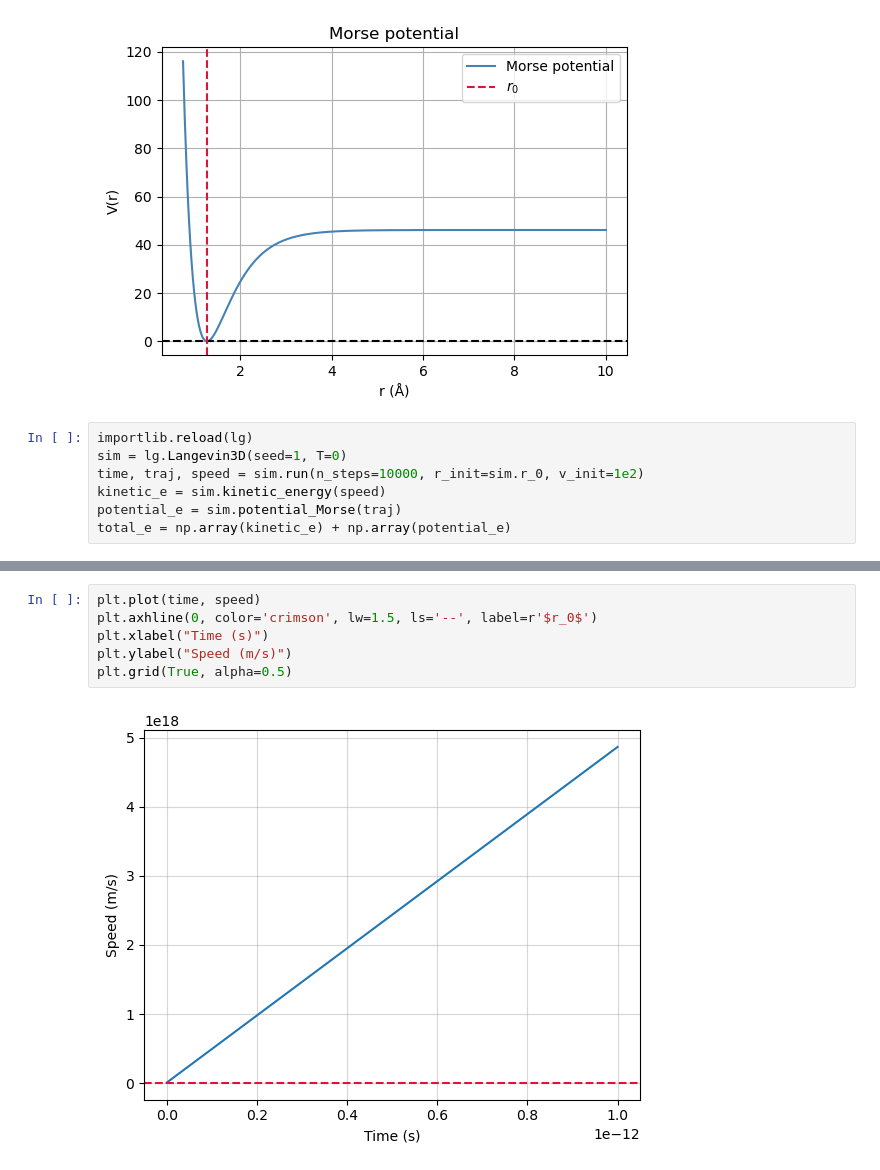
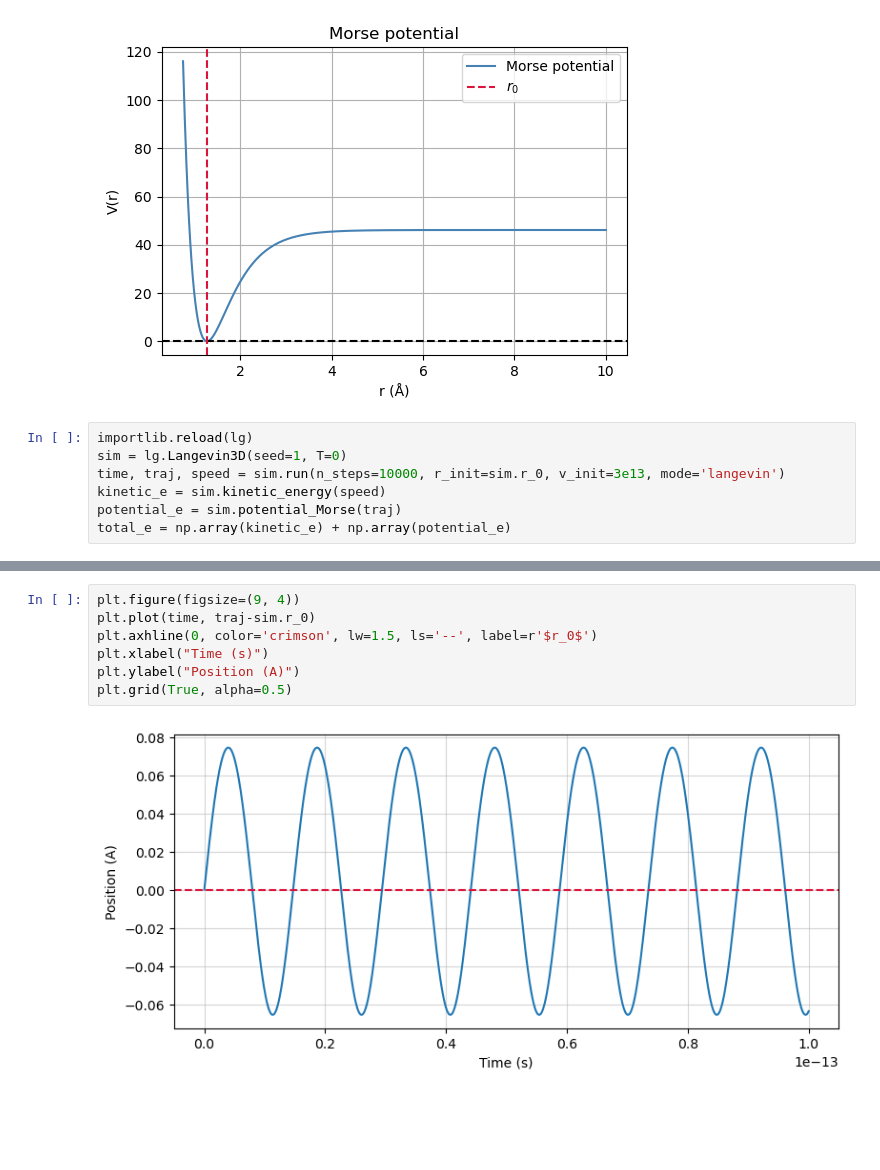
Before and after one commit to JeanCHDJdev/md-langevin, a Jupyter notebook: simulation.ipynb, the cells around one changed output, grey strips where cells are left out. Drawn from its saved outputs; the diff is of its cells as text; blank space fills up the shorter version.

```diff
--- a/simulation.ipynb
+++ b/simulation.ipynb
@@ -27,7 +27,7 @@ plt.legend(loc='upper right')
 # %%
 importlib.reload(lg)
 sim = lg.Langevin3D(seed=1, T=0)
-time, traj, speed = sim.run(n_steps=10000, r_init=sim.r_0, v_init=1e2)
+time, traj, speed = sim.run(n_steps=10000, r_init=sim.r_0, v_init=3e13, mode='langevin')
 kinetic_e = sim.kinetic_energy(speed)
 potential_e = sim.potential_Morse(traj)
 total_e = np.array(kinetic_e) + np.array(potential_e)
@@ -44,8 +46,9 @@ Text(0, 0.5, 'Energy (J)')
 # %%
-plt.plot(time, speed)
+plt.figure(figsize=(9, 4))
+plt.plot(time, traj-sim.r_0)
 plt.axhline(0, color='crimson', lw=1.5, ls='--', label=r'$r_0$')
 plt.xlabel("Time (s)")
-plt.ylabel("Speed (m/s)")
+plt.ylabel("Position (A)")
 plt.grid(True, alpha=0.5)
 # %% [output]
-[figure, old version]
+[figure, new version]
```
Also changed, not shown: parts of 4 cells of this notebook, 1 other file.
